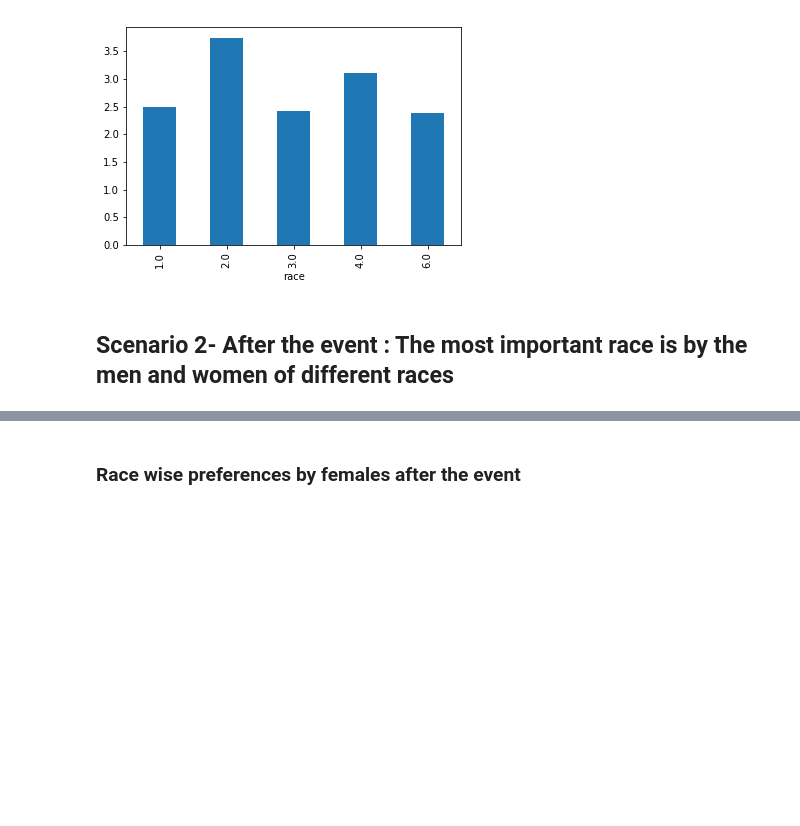
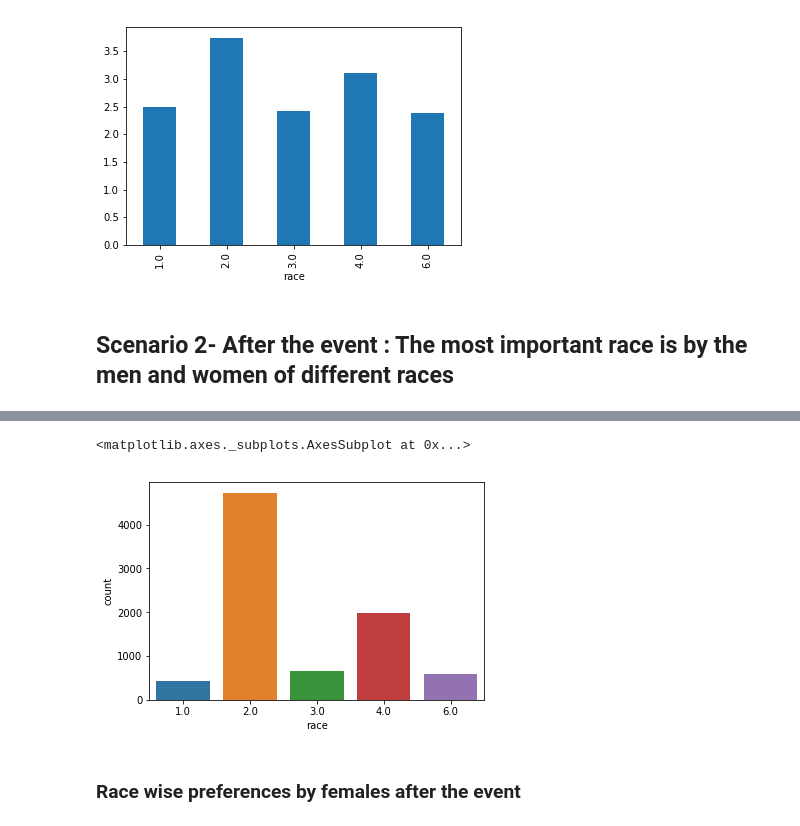
Before and after one commit to kshitijasankhe/SpeedDatingDataset, a Jupyter notebook: FinalReport_Speed Dating.ipynb, the cells around one changed output, grey strips where cells are left out. Saved outputs shown, nothing was run; the diff lists cells and outputs as text; code cells hidden in the pictures; blank space fills up the shorter version.

```diff
--- a/FinalReport_Speed Dating.ipynb
+++ b/FinalReport_Speed Dating.ipynb
@@ -503,3 +510,8 @@ MaleImpRace.plot.bar(style=['o','rx'])
+# %%
+sns.countplot(x='race',data=dfclean)
+# %% [output]
+<matplotlib.axes._subplots.AxesSubplot at 0x...>
+[figure, added]
 # %% [markdown]
 ### Race wise preferences by females after the event
 # %%
```
Also changed, not shown: parts of 5 cells of this notebook.
